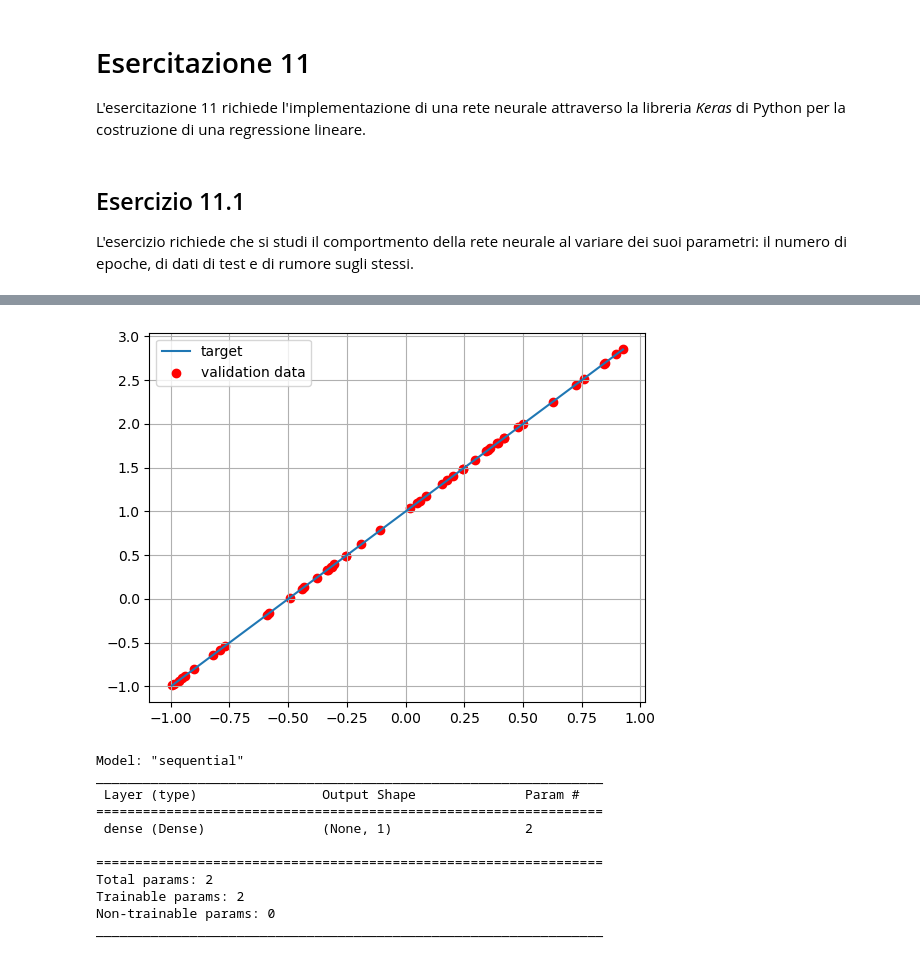
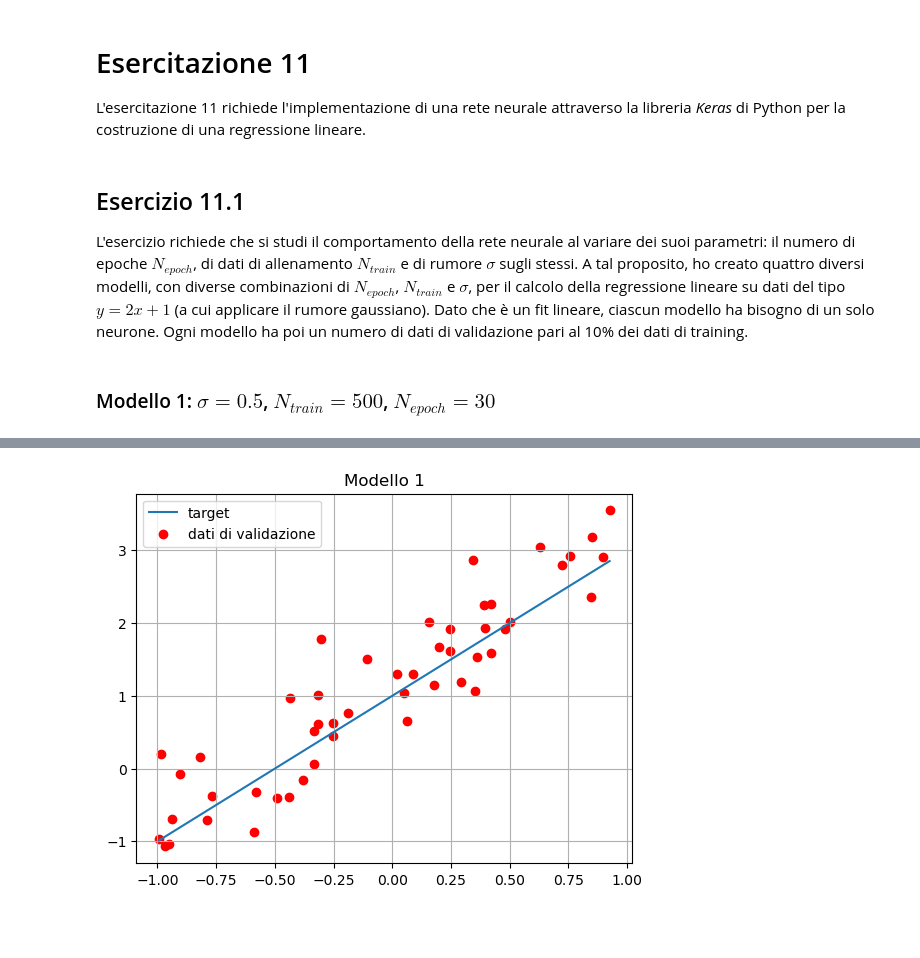
Before and after one commit to paolo-magnani/Esercizi_LSN, a Jupyter notebook: Es11/Esercitazione11.ipynb, the cells around one changed output, grey strips where cells are left out. Cells and saved outputs as stored; diff of their text form; code cells hidden in the pictures; blank space fills up the shorter version.

```diff
--- a/Es11/Esercitazione11.ipynb
+++ b/Es11/Esercitazione11.ipynb
@@ -3,4 +3,4 @@
 L'esercitazione 11 richiede l'implementazione di una rete neurale attraverso la libreria _Keras_ di Python per la costruzione di una regressione lineare.
 # %% [markdown]
 ## Esercizio 11.1
-L'esercizio richiede che si studi il comportmento della rete neurale al variare dei suoi parametri: il numero di epoche, di dati di test e di rumore sugli stessi.
+L'esercizio richiede che si studi il comportamento della rete neurale al variare dei suoi parametri: il numero di epoche $N_{epoch}$, di dati di allenamento $N_{train}$ e di rumore $\sigma$ sugli stessi. A tal proposito, ho creato quattro diversi modelli, con diverse combinazioni di $N_{epoch}$, $N_{train}$ e $\sigma$, per il calcolo della regressione lineare su dati del tipo $y=2x+1$ (a cui applicare il rumore gaussiano). Dato che è un fit lineare, ciascun modello ha bisogno di un solo neurone. Ogni modello ha poi un numero di dati di validazione pari al 10% dei dati di training.
@@ -7,17 +22,6 @@ L'esercizio richiede che si studi il comportmento della rete neurale al variare
+# %% [markdown]
+### Modello 1: $\sigma=0.5$,  $N_{train}=500$, $N_{epoch}=30$
 # %%
-import numpy as np
-import tensorflow as tf
-from tensorflow import keras
-
-from tensorflow.keras.models import Sequential
-from tensorflow.keras.layers import Dense, Activation
-from tensorflow.keras import backend as K
-from tensorflow.keras.utils import get_custom_objects
-
-# target parameters of f(x) = m*x + b
-m = 2 # slope
-b = 1 # intersect
-
 # generate training inputs
 np.random.seed(0)
 x_train = np.random.uniform(-1, 1, 500)
@@ -25,15 +29,15 @@ x_valid = np.random.uniform(-1, 1, 50)
 x_valid.sort()
 y_target = m * x_valid + b # ideal (target) linear function
 
-sigma = 0.0 # noise standard deviation, for the moment it is absent
+sigma = 0.5 # noise standard deviation
 y_train = np.random.normal(m * x_train + b, sigma) # actual measures from which we want to guess regression parameters
 y_valid = np.random.normal(m * x_valid + b, sigma)
 
 # plot validation and target dataset
-import matplotlib.pyplot as plt
 plt.plot(x_valid, y_target, label='target')
-plt.scatter(x_valid, y_valid, color='r', label='validation data')
+plt.scatter(x_valid, y_valid, color='r', label='dati di validazione')
 plt.legend()
 plt.grid(True)
+plt.title('Modello 1')
 plt.show()
 # %% [output]
@@ -45,22 +44,2 @@ To enable the following instructions: AVX2 FMA, in other operations, rebuild Ten
-[figure, old version]
+[figure, new version]
-# %%
-model = tf.keras.Sequential()
-model.add(Dense(1, input_shape=(1,)))
-
-# compile the model choosing optimizer, loss and metrics objects
-model.compile(optimizer='sgd', loss='mse', metrics=['mse'])
-# get a summary of our composed model
-model.summary()
-# %% [output]
-Model: "sequential"
-_________________________________________________________________
- Layer (type)                Output Shape              Param #
-=================================================================
- dense (Dense)               (None, 1)                 2
-
-=================================================================
-Total params: 2
-Trainable params: 2
-Non-trainable params: 0
-_________________________________________________________________
 # %%
```
Also changed, not shown: parts of 20 cells of this notebook.
